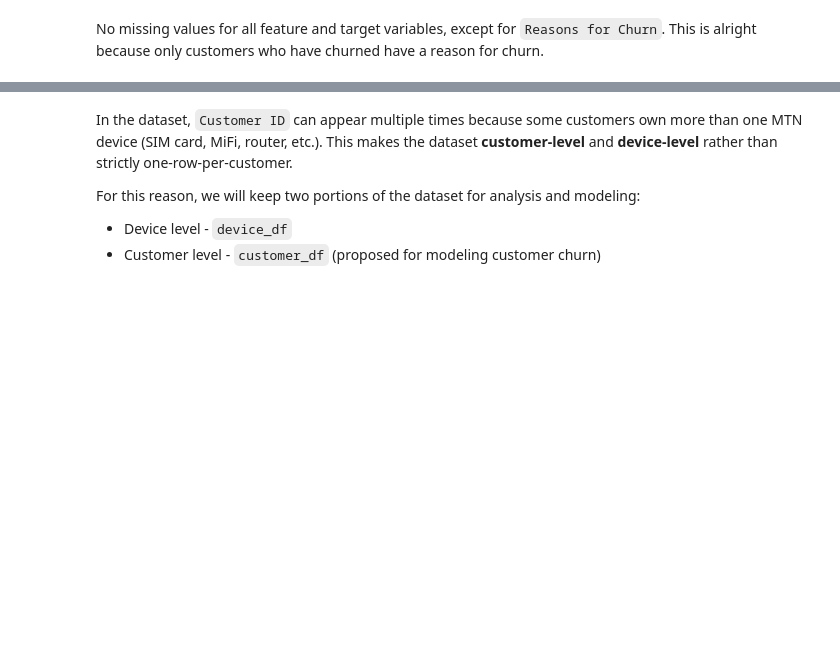
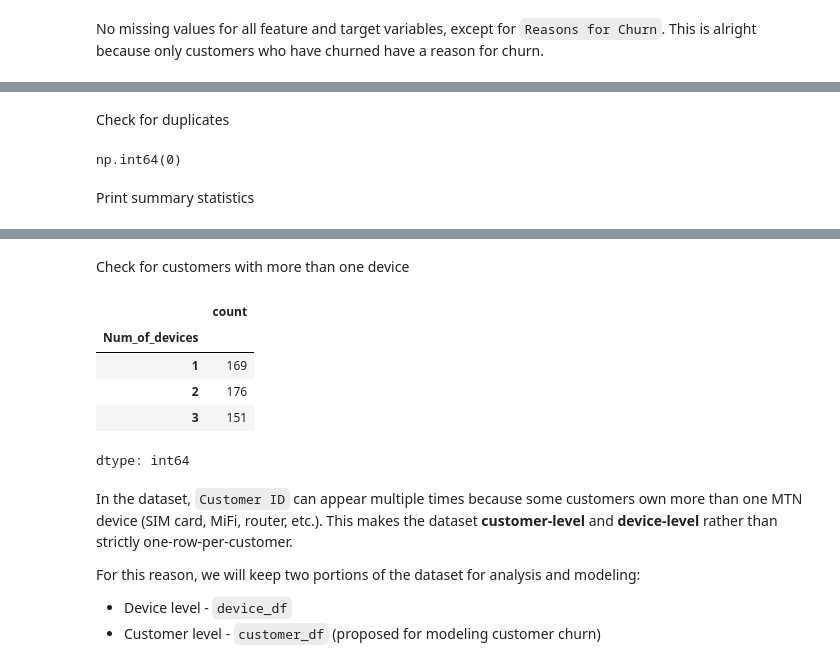
Before and after one commit to AISaturdaysLagos/C9-team-benokri, a Jupyter notebook: mtn_churn_prediction.ipynb, the cells around one changed output, grey strips where cells are left out. Cells and saved outputs as stored; diff of their text form; code cells hidden in the pictures; blank space fills up the shorter version.

```diff
--- a/mtn_churn_prediction.ipynb
+++ b/mtn_churn_prediction.ipynb
@@ -109,3 +107,11 @@ No missing values for all feature and target variables, except for `Reasons for
+# %% [markdown]
+Check for duplicates
+# %%
+churn_df.duplicated().sum()
+# %% [output]
+np.int64(0)
+# %% [markdown]
+Print summary statistics
 # %%
 churn_df.describe(include="all")
 # %% [output]
@@ -121,6 +127,24 @@ churn_df.describe(include="all")
 | 50% | NaN | NaN | NaN | 49.000000 | NaN | NaN | NaN | 3.000000 | ... |
 | 75% | NaN | NaN | NaN | 63.750000 | NaN | NaN | NaN | 4.000000 | ... |
 | max | NaN | NaN | NaN | 80.000000 | NaN | NaN | NaN | 5.000000 | ... |
+# %% [markdown]
+Check for customers with more than one device
+# %%
+device_counts = (
+    churn_df
+    .groupby('Customer ID')
+    .size().rename('Num_of_devices')
+    .reset_index()
+)
+
+device_counts['Num_of_devices'].value_counts().sort_index()
+# %% [output]
+|  | count |
+| Num_of_devices |  |
+| 1 | 169 |
+| 2 | 176 |
+| 3 | 151 |
+dtype: int64
 # %% [markdown]
 In the dataset, `Customer ID` can appear multiple times because some customers own more than one MTN device (SIM card, MiFi, router, etc.). This makes the dataset **customer-level** and **device-level** rather than strictly one-row-per-customer.
 
```
Also changed, not shown: parts of 13 cells of this notebook.
